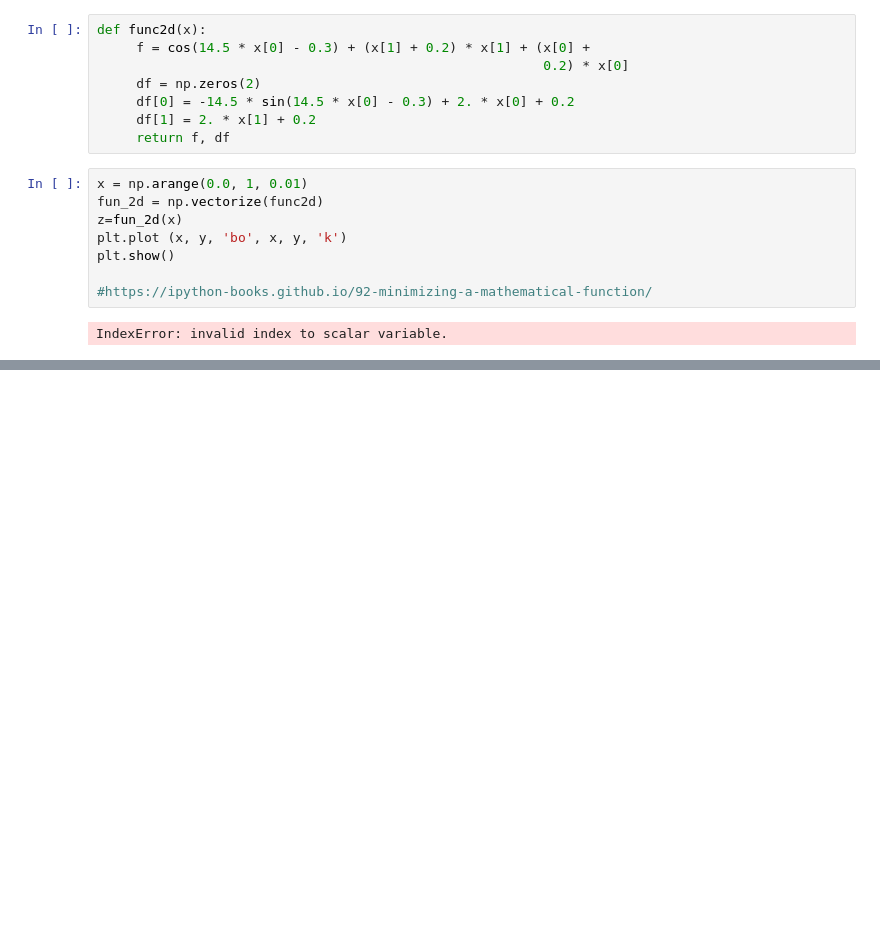
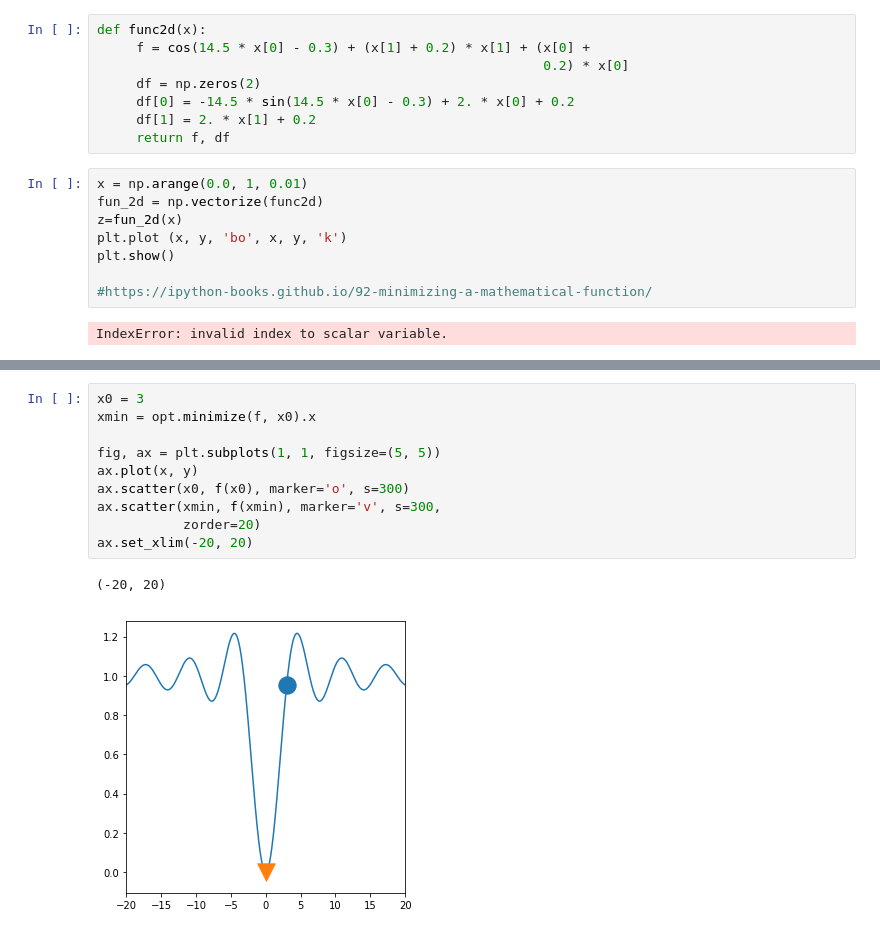
Before and after one commit to bparment1/spatial_optimization_and_suitability, a Jupyter notebook: optimization_example.ipynb, the cells around one changed output, grey strips where cells are left out. Drawn from its saved outputs; the diff is of its cells as text; blank space fills up the shorter version.

```diff
--- a/optimization_example.ipynb
+++ b/optimization_example.ipynb
@@ -153,0 +170,13 @@ z
+# %%
+x0 = 3
+xmin = opt.minimize(f, x0).x
+
+fig, ax = plt.subplots(1, 1, figsize=(5, 5))
+ax.plot(x, y)
+ax.scatter(x0, f(x0), marker='o', s=300)
+ax.scatter(xmin, f(xmin), marker='v', s=300,
+           zorder=20)
+ax.set_xlim(-20, 20)
+# %% [output]
+(-20, 20)
+[figure, added]
```
Also changed, not shown: parts of 7 cells of this notebook.
